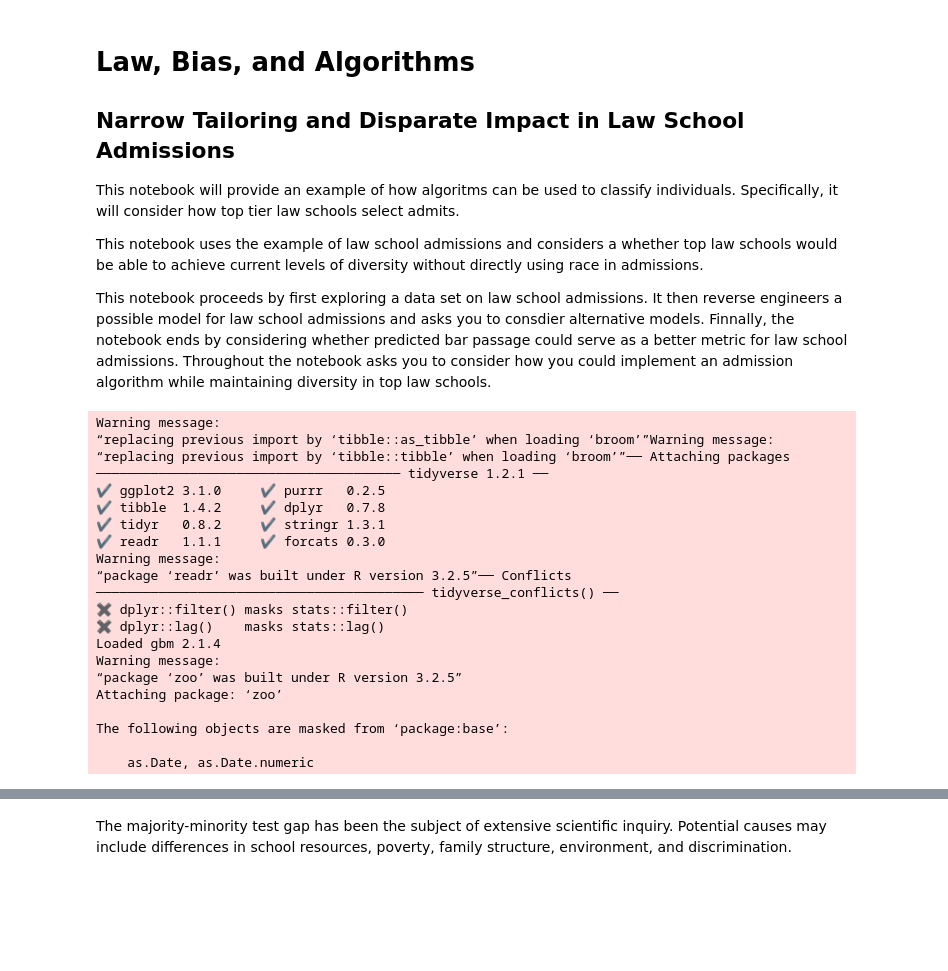
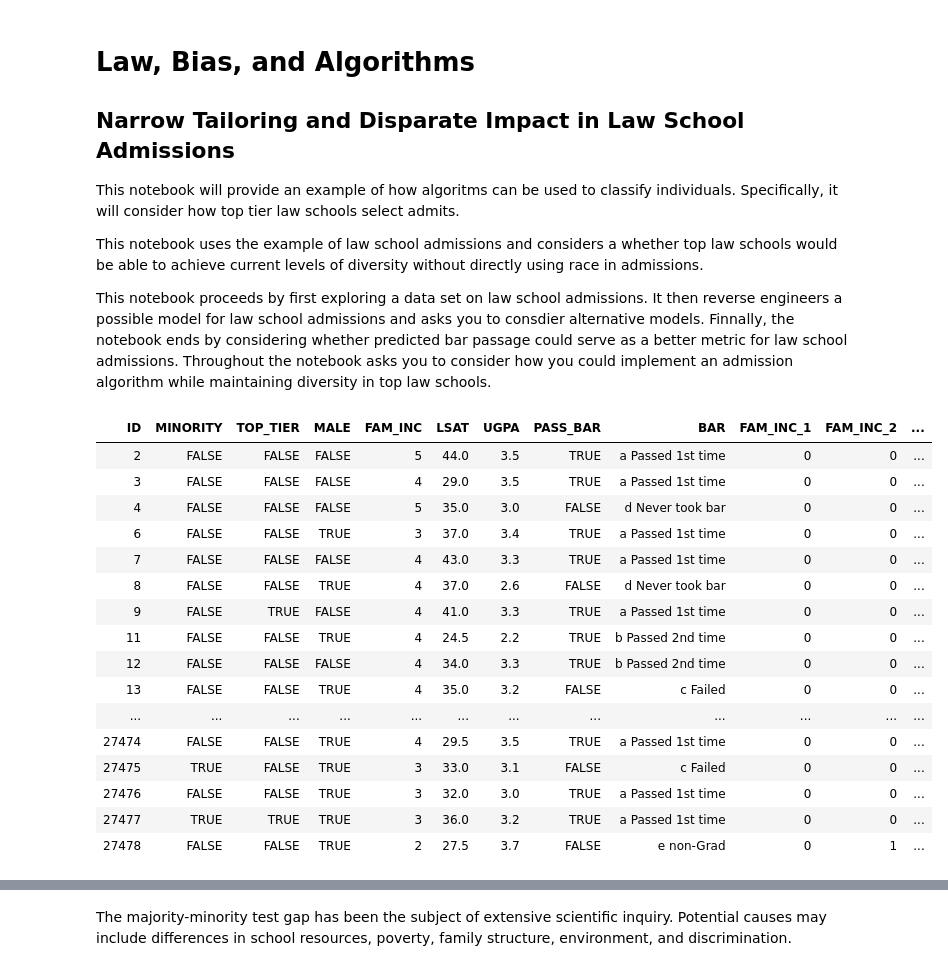
Before and after one commit to stanford-policylab/law-order-algo, a Jupyter notebook: notebooks/Law_School_Admissions_Notebook.ipynb, the cells around one changed output, grey strips where cells are left out. Saved outputs shown, nothing was run; the diff lists cells and outputs as text; code cells hidden in the pictures; blank space fills up the shorter version.

```diff
--- a/notebooks/Law_School_Admissions_Notebook.ipynb
+++ b/notebooks/Law_School_Admissions_Notebook.ipynb
@@ -15,27 +15,28 @@ library(zoo)
 theme_set(theme_bw())
 
 # Read the data
-data <- read_csv("../data/bar_passage_data.csv", col_types = cols())
+data <- read_csv("../data/bar_passage_data.csv",
+                 col_types = cols(MINORITY="l", TOP_TIER="l", MALE="l", PASS_BAR="l"))
-# %% [output]
-Warning message:
-“replacing previous import by ‘tibble::as_tibble’ when loading ‘broom’”Warning message:
-“replacing previous import by ‘tibble::tibble’ when loading ‘broom’”── Attaching packages ─────────────────────────────────────── tidyverse 1.2.1 ──
-✔ ggplot2 3.1.0     ✔ purrr   0.2.5
-✔ tibble  1.4.2     ✔ dplyr   0.7.8
-✔ tidyr   0.8.2     ✔ stringr 1.3.1
-✔ readr   1.1.1     ✔ forcats 0.3.0
-Warning message:
-“package ‘readr’ was built under R version 3.2.5”── Conflicts ────────────────────────────────────────── tidyverse_conflicts() ──
-✖ dplyr::filter() masks stats::filter()
-✖ dplyr::lag()    masks stats::lag()
-Loaded gbm 2.1.4
-Warning message:
-“package ‘zoo’ was built under R version 3.2.5”
-Attaching package: ‘zoo’
-
-The following objects are masked from ‘package:base’:
-
-    as.Date, as.Date.numeric
+# %%
+data
+# %% [output]
+| ID | MINORITY | TOP_TIER | MALE | FAM_INC | LSAT | UGPA | PASS_BAR | BAR | FAM_INC_1 | FAM_INC_2 | ... |
+| 2 | FALSE | FALSE | FALSE | 5 | 44.0 | 3.5 | TRUE | a Passed 1st time | 0 | 0 | ... |
+| 3 | FALSE | FALSE | FALSE | 4 | 29.0 | 3.5 | TRUE | a Passed 1st time | 0 | 0 | ... |
+| 4 | FALSE | FALSE | FALSE | 5 | 35.0 | 3.0 | FALSE | d Never took bar | 0 | 0 | ... |
+| 6 | FALSE | FALSE | TRUE | 3 | 37.0 | 3.4 | TRUE | a Passed 1st time | 0 | 0 | ... |
+| 7 | FALSE | FALSE | FALSE | 4 | 43.0 | 3.3 | TRUE | a Passed 1st time | 0 | 0 | ... |
+| 8 | FALSE | FALSE | TRUE | 4 | 37.0 | 2.6 | FALSE | d Never took bar | 0 | 0 | ... |
+| 9 | FALSE | TRUE | FALSE | 4 | 41.0 | 3.3 | TRUE | a Passed 1st time | 0 | 0 | ... |
+| 11 | FALSE | FALSE | TRUE | 4 | 24.5 | 2.2 | TRUE | b Passed 2nd time | 0 | 0 | ... |
+| 12 | FALSE | FALSE | FALSE | 4 | 34.0 | 3.3 | TRUE | b Passed 2nd time | 0 | 0 | ... |
+| 13 | FALSE | FALSE | TRUE | 4 | 35.0 | 3.2 | FALSE | c Failed | 0 | 0 | ... |
+| ... | ... | ... | ... | ... | ... | ... | ... | ... | ... | ... | ... |
+| 27474 | FALSE | FALSE | TRUE | 4 | 29.5 | 3.5 | TRUE | a Passed 1st time | 0 | 0 | ... |
+| 27475 | TRUE | FALSE | TRUE | 3 | 33.0 | 3.1 | FALSE | c Failed | 0 | 0 | ... |
+| 27476 | FALSE | FALSE | TRUE | 3 | 32.0 | 3.0 | TRUE | a Passed 1st time | 0 | 0 | ... |
+| 27477 | TRUE | TRUE | TRUE | 3 | 36.0 | 3.2 | TRUE | a Passed 1st time | 0 | 0 | ... |
+| 27478 | FALSE | FALSE | TRUE | 2 | 27.5 | 3.7 | FALSE | e non-Grad | 0 | 1 | ... |
 # %% [markdown]
 Each row in the data corresponds to a law school admit. The dataset contains the following variables:
 
```
Also changed, not shown: parts of 18 cells of this notebook.
